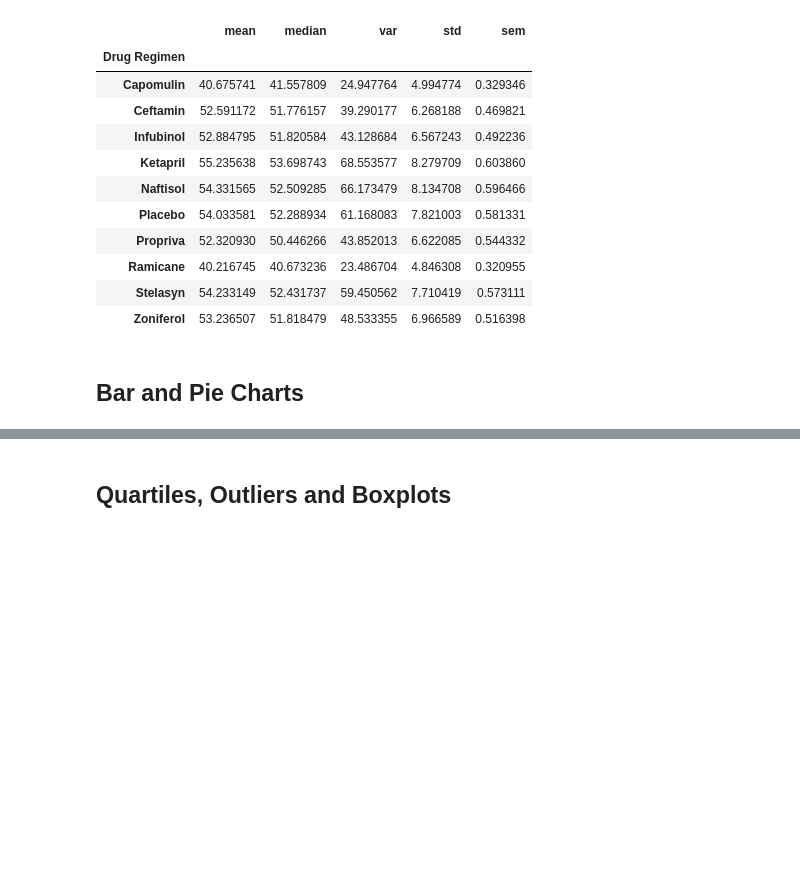
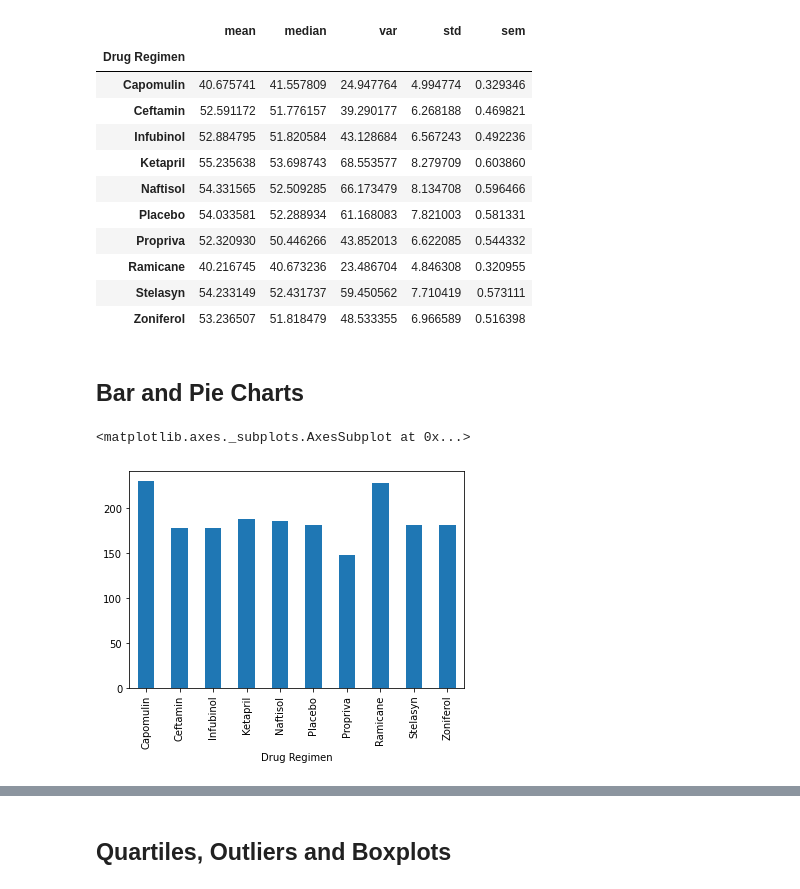
Before and after one commit to carterkioski/matplotlib-challenge, a Jupyter notebook: CarterKioski_Answer/CarterKioski_pymaceuticals.ipynb, the cells around one changed output, grey strips where cells are left out. Saved outputs shown, nothing was run; the diff lists cells and outputs as text; code cells hidden in the pictures; blank space fills up the shorter version.

Commit message:
bar charts added

```diff
--- a/CarterKioski_Answer/CarterKioski_pymaceuticals.ipynb
+++ b/CarterKioski_Answer/CarterKioski_pymaceuticals.ipynb
@@ -117,5 +117,10 @@ new_df.groupby('Drug Regimen')['Tumor Volume (mm3)'].agg(['mean','median','var',
 ## Bar and Pie Charts
 # %%
 # Generate a bar plot showing the total number of measurements taken on each drug regimen using pandas.
+bar_df = new_df.groupby('Drug Regimen')['Timepoint'].count()
+bar_df.plot(kind='bar')
+# %% [output]
+<matplotlib.axes._subplots.AxesSubplot at 0x...>
+[figure, added]
 # %%
 # Generate a bar plot showing the total number of measurements taken on each drug regimen using pyplot.
```
Also changed, not shown: parts of 1 cell of this notebook.
